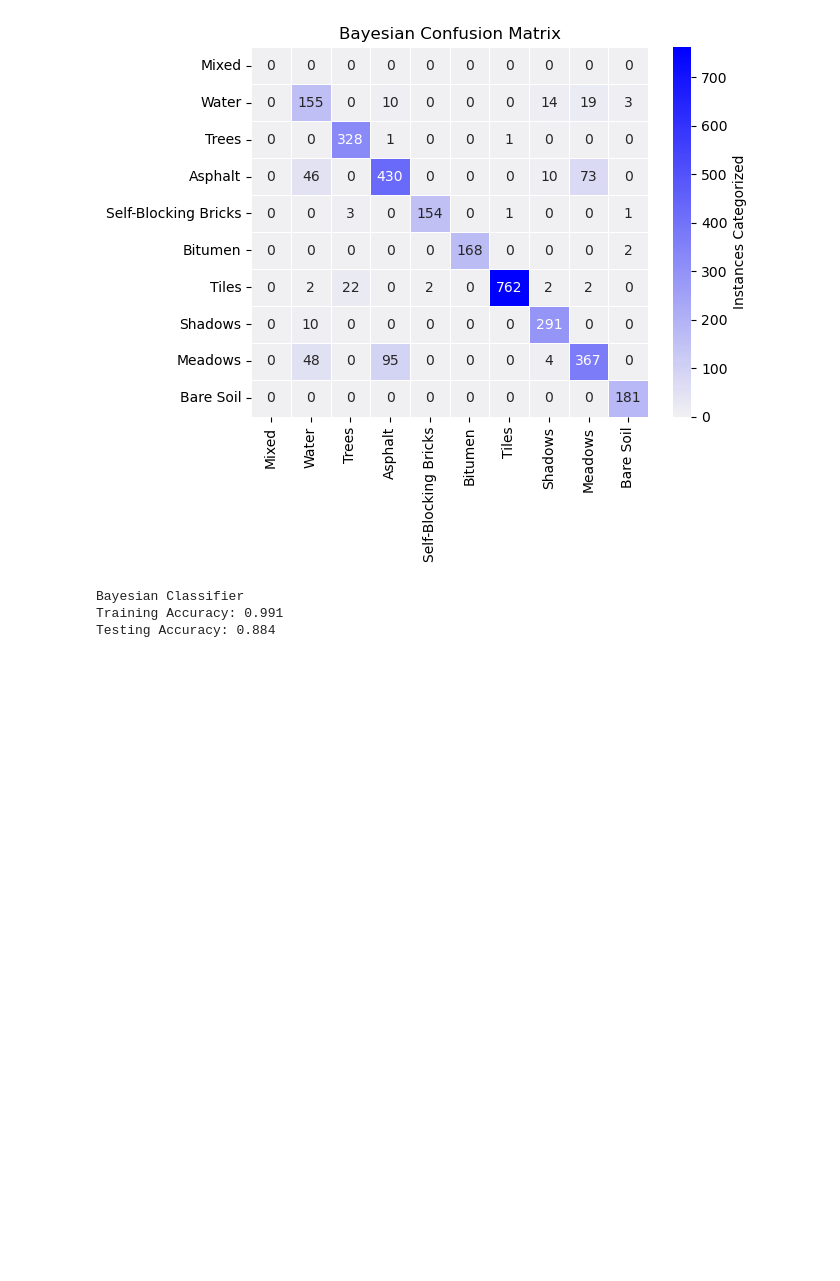
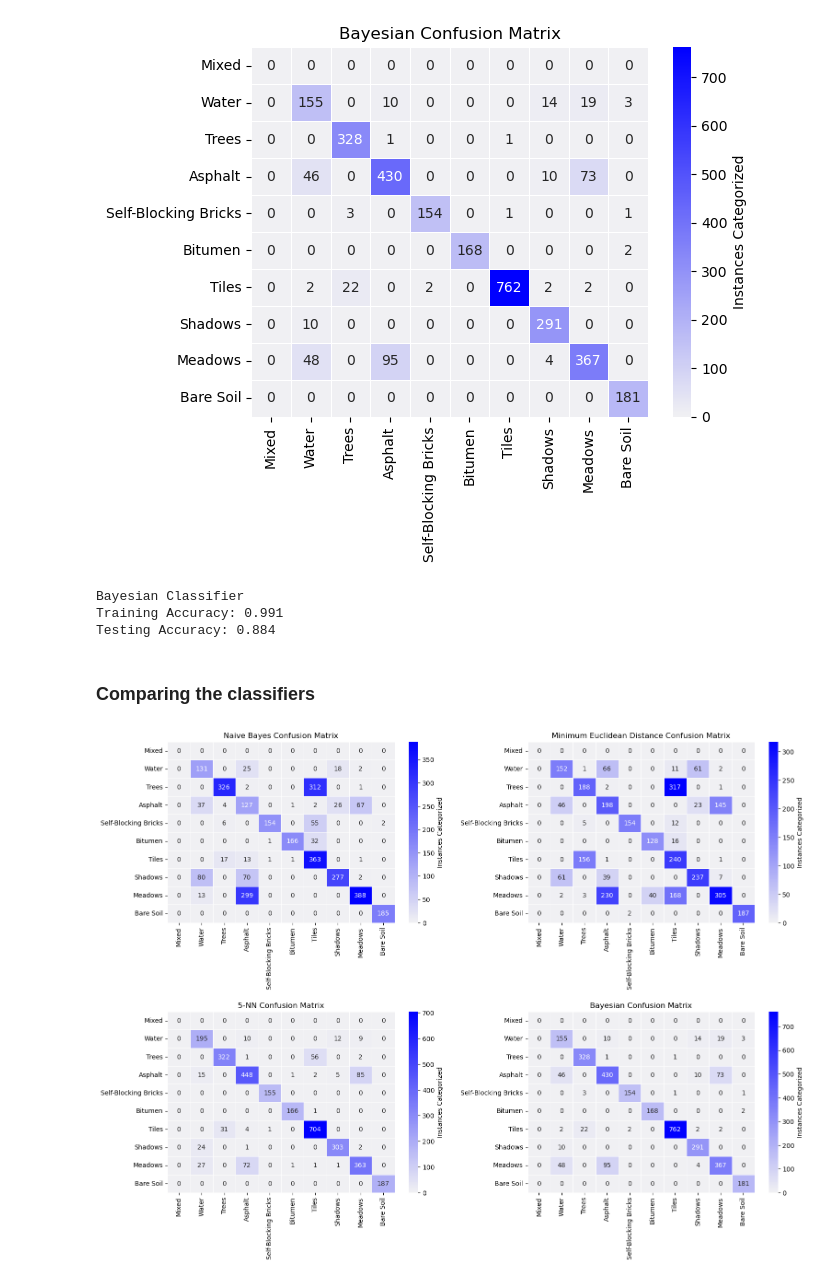
Before and after one commit to dimits-ts/hyperspectral-imaging, a Jupyter notebook: Project_AUEB.ipynb, the cells around one changed output. Drawn from its saved outputs; the diff is of its cells as text; code cells hidden in the pictures; blank space fills up the shorter version.

```diff
--- a/Project_AUEB.ipynb
+++ b/Project_AUEB.ipynb
@@ -484,18 +546,21 @@ def confusion_matrix(true_labels, predicted_labels):
 
     return confusion_matrix
 # %%
-def conf_matrix_heatmap(name, conf_matrix):
-    sns.heatmap(conf_matrix,
-                cmap=sns.color_palette("light:b", as_cmap=True),
-                cbar_kws={'label': "Instances Categorized"},
-                annot=True, fmt="d", linewidths=.5,
-                xticklabels=class_names.values(),
-                yticklabels=class_names.values())
+def conf_matrix_heatmap(name, conf_matrix, ax=None):
+    ax = sns.heatmap(conf_matrix,
+                    cmap=sns.color_palette("light:b", as_cmap=True),
+                    cbar_kws={'label': "Instances Categorized"},
+                    annot=True,
+                    fmt="d",
+                    linewidths=.5,
+                    xticklabels=class_names.values(),
+                    yticklabels=class_names.values(),
+                    ax=ax)
     plt.title(name)
-    plt.show()
 
 
-conf_matrix_heatmap("Naive Bayes Confusion Matrix", confusion_matrix(naive_test_res, y_test))
+conf_matrix_heatmap("Naive Bayes Confusion Matrix",
+                                 confusion_matrix(naive_test_res, y_test))
 # %% [output]
 [figure]
 # %%
@@ -702,3 +710,26 @@ print(f"Bayesian Classifier \nTraining Accuracy: {get_accuracy(bayes_train_res,
 Bayesian Classifier
 Training Accuracy: 0.991
 Testing Accuracy: 0.884
+# %% [markdown]
+### Comparing the classifiers
+# %%
+fig, axes = plt.subplots(2, 2)
+
+conf_matrix_heatmap("", confusion_matrix(naive_test_res, y_test), ax=axes[0,0])
+axes[0,0].set_title("Naive Bayes Confusion Matrix")
+
+conf_matrix_heatmap("", confusion_matrix(euclid_test_res, y_test), ax=axes[0,1])
+axes[0,1].set_title("Minimum Euclidean Distance Confusion Matrix")
+
+conf_matrix_heatmap("", confusion_matrix(knn_test_res, y_test), ax=axes[1,0])
+axes[1,0].set_title(f"{k}-NN Confusion Matrix")
+
+conf_matrix_heatmap("", confusion_matrix(bayes_test_res, y_test), ax=axes[1,1])
+axes[1,1].set_title("Bayesian Confusion Matrix")
+
+
+fig.set_size_inches(16, 12)
+plt.tight_layout(pad=2)
+plt.show()
+# %% [output]
+[figure, added]
```
Also changed, not shown: parts of 15 cells of this notebook.
